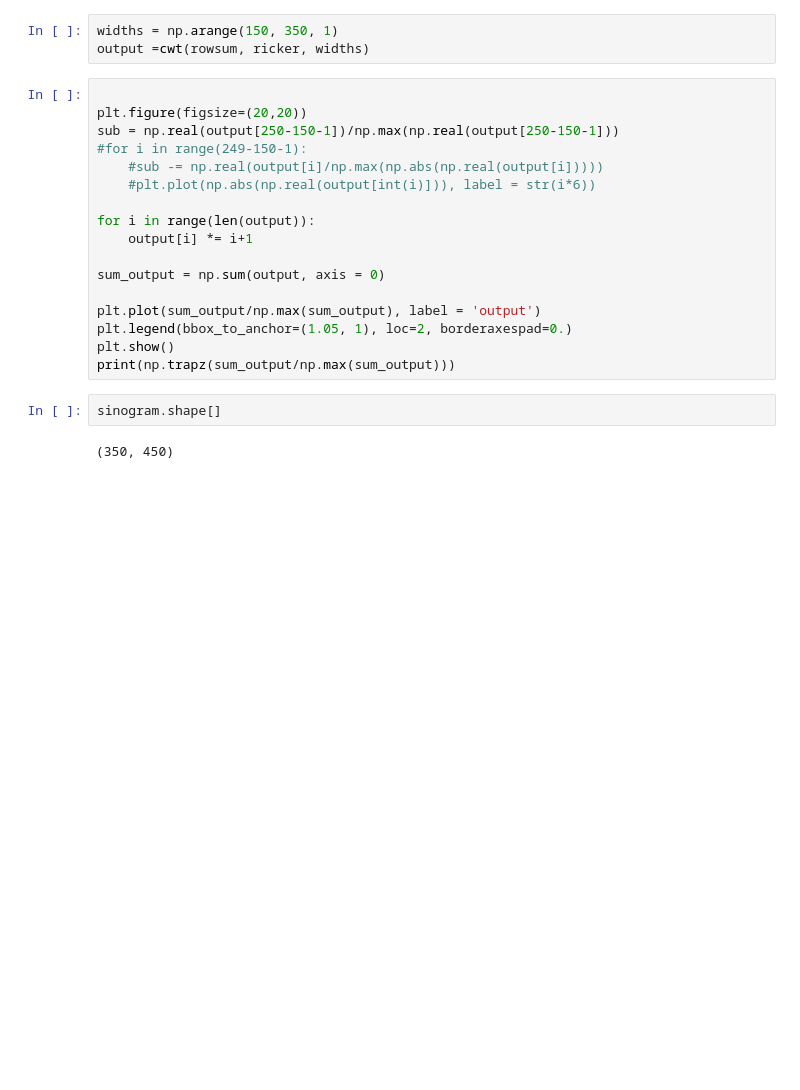
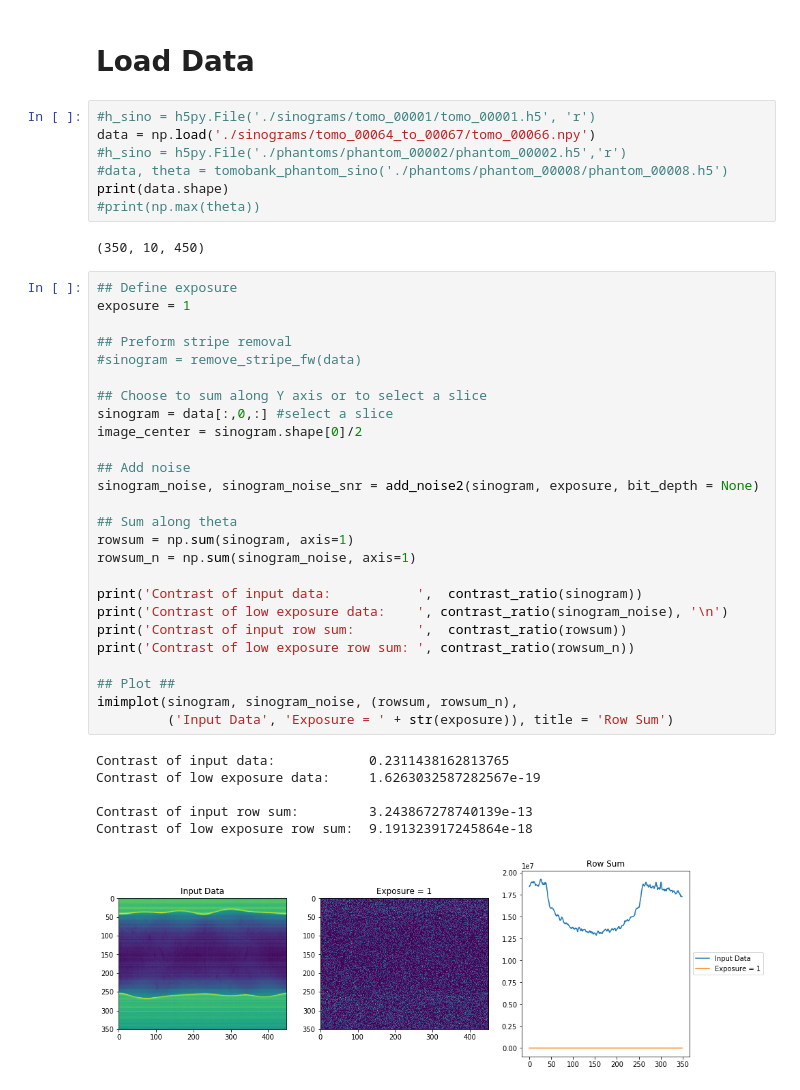
Before and after one commit to everettvacek/rotationCenter, a Jupyter notebook: Scan_crop_pad.ipynb, the cells around one changed output. Cells and saved outputs as stored; diff of their text form; blank space fills up the shorter version.

```diff
--- a/Scan_crop_pad.ipynb
+++ b/Scan_crop_pad.ipynb
@@ -368,24 +18,44 @@ def MyCWT(data, wavelet, scales):
-# %%
-widths = np.arange(150, 350, 1)
-output =cwt(rowsum, ricker, widths)
-# %%
-
-plt.figure(figsize=(20,20))
-sub = np.real(output[250-150-1])/np.max(np.real(output[250-150-1]))
-#for i in range(249-150-1):
-    #sub -= np.real(output[i]/np.max(np.abs(np.real(output[i]))))
-    #plt.plot(np.abs(np.real(output[int(i)])), label = str(i*6))
-
-for i in range(len(output)):
-    output[i] *= i+1
-
-sum_output = np.sum(output, axis = 0)
-
-plt.plot(sum_output/np.max(sum_output), label = 'output')
-plt.legend(bbox_to_anchor=(1.05, 1), loc=2, borderaxespad=0.)
-plt.show()
-print(np.trapz(sum_output/np.max(sum_output)))
-# %%
-sinogram.shape[]
-# %% [output]
-(350, 450)
+# %% [markdown]
+# Load Data
+# %%
+#h_sino = h5py.File('./sinograms/tomo_00001/tomo_00001.h5', 'r')
+data = np.load('./sinograms/tomo_00064_to_00067/tomo_00066.npy')
+#h_sino = h5py.File('./phantoms/phantom_00002/phantom_00002.h5','r')
+#data, theta = tomobank_phantom_sino('./phantoms/phantom_00008/phantom_00008.h5')
+print(data.shape)
+#print(np.max(theta))
+# %% [output]
+(350, 10, 450)
+# %%
+## Define exposure
+exposure = 1
+
+## Preform stripe removal
+#sinogram = remove_stripe_fw(data)
+
+## Choose to sum along Y axis or to select a slice
+sinogram = data[:,0,:] #select a slice
+image_center = sinogram.shape[0]/2
+
+## Add noise
+sinogram_noise, sinogram_noise_snr = add_noise2(sinogram, exposure, bit_depth = None)
+
+## Sum along theta
+rowsum = np.sum(sinogram, axis=1)
+rowsum_n = np.sum(sinogram_noise, axis=1)
+
+print('Contrast of input data:           ',  contrast_ratio(sinogram))
+print('Contrast of low exposure data:    ', contrast_ratio(sinogram_noise), '\n')
+print('Contrast of input row sum:        ',  contrast_ratio(rowsum))
+print('Contrast of low exposure row sum: ', contrast_ratio(rowsum_n))
+
+## Plot ##
+imimplot(sinogram, sinogram_noise, (rowsum, rowsum_n),
+         ('Input Data', 'Exposure = ' + str(exposure)), title = 'Row Sum')
+# %% [output]
+Contrast of input data:            0.2311438162813765
+Contrast of low exposure data:     1.6263032587282567e-19
+
+Contrast of input row sum:         3.243867278740139e-13
+Contrast of low exposure row sum:  9.191323917245864e-18
+[figure, added]
```
Also changed, not shown: parts of 21 cells of this notebook, 3 other files.
